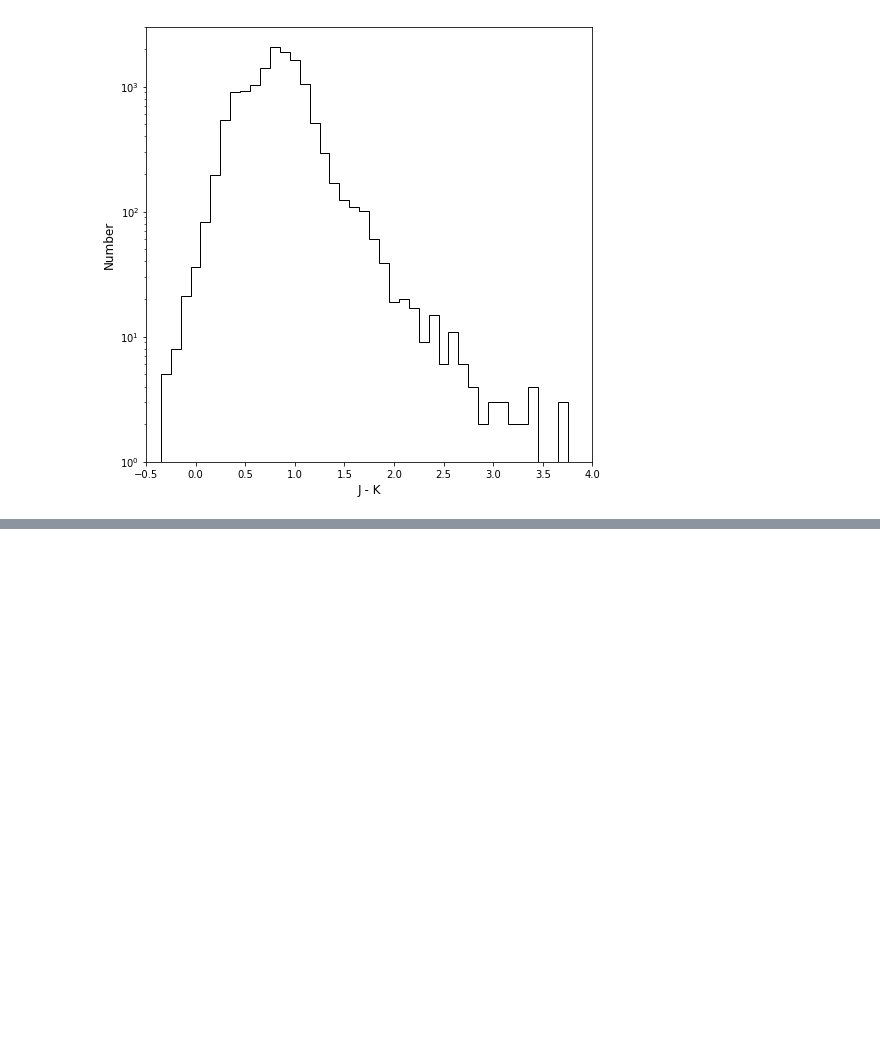
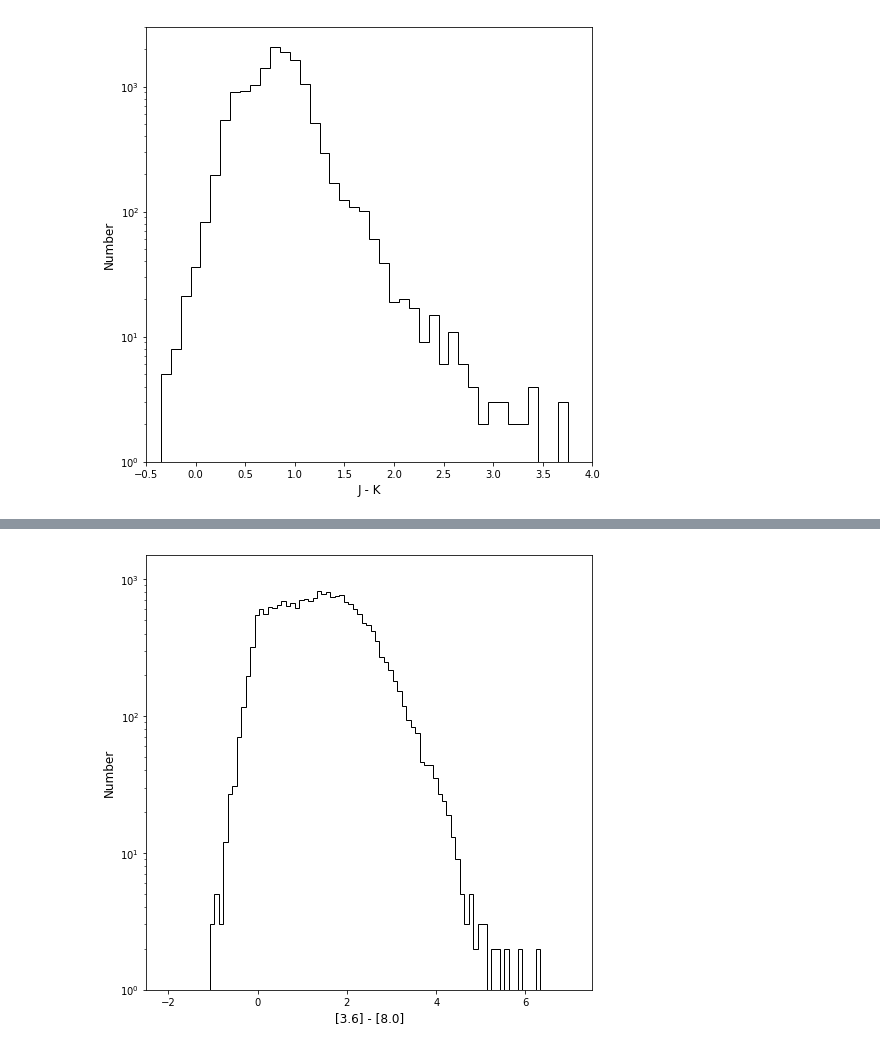
Before and after one commit to alechirschauer/NGC6822, a Jupyter notebook: CMD_19Sep2018.ipynb, the cells around one changed output, grey strips where cells are left out. Saved outputs shown, nothing was run; the diff lists cells and outputs as text; code cells hidden in the pictures; blank space fills up the shorter version.

```diff
--- a/CMD_19Sep2018.ipynb
+++ b/CMD_19Sep2018.ipynb
@@ -184,0 +255,18 @@ cb = plt.colorbar(im1, label='log(N)')
+# %%
+# [3.6] vs [3.6]-[8.0]
+# histogram
+#
+binwidth = 0.1
+bin_number = (max(np.array(threesixMINUSeightzeroDATA.threesixMINUSeightzero))+binwidth)/binwidth
+#
+fig = plt.figure(figsize = (8,8))
+plt.hist(np.array(threesixMINUSeightzeroDATA.threesixMINUSeightzero), bins=np.arange(min(np.array(threesixMINUSeightzeroDATA.threesixMINUSeightzero)), max(np.array(threesixMINUSeightzeroDATA.threesixMINUSeightzero)) + binwidth, binwidth), histtype='step', color='black')
+plt.yscale('log', nonposy='clip')
+plt.xlim(-2.5,7.5)
+plt.ylim(0.0, 1500.0)
+plt.xlabel('[3.6] - [8.0]', size=12)
+plt.ylabel('Number', size=12)
+plt.show()
+plt.close()
+# %% [output]
+[figure, added]
```
Also changed, not shown: parts of 17 cells of this notebook.
